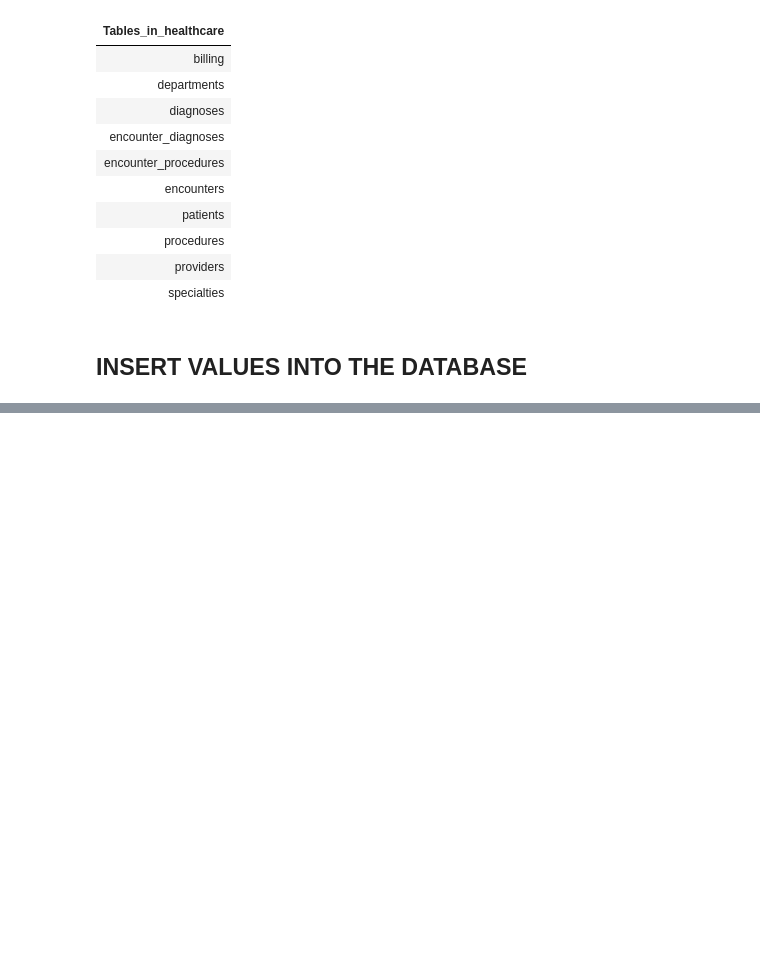
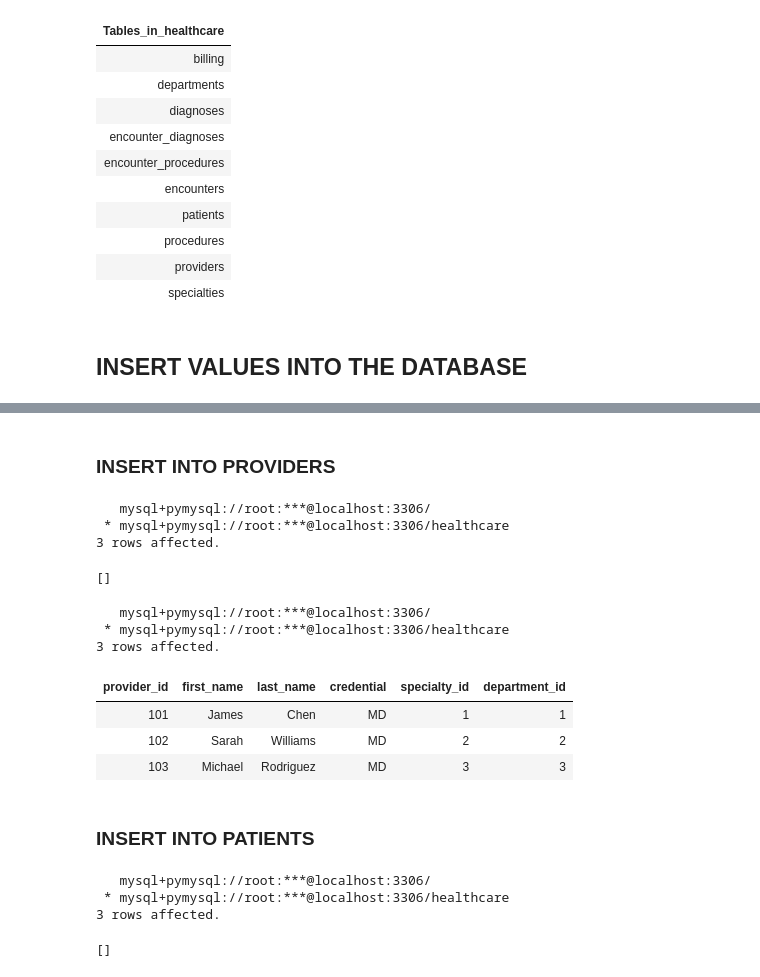
Before and after one commit to PercyAyimbilaNsolemna/Health_Analytics, a Jupyter notebook: Notebooks/healthcareAnalytics.ipynb, the cells around one changed output, grey strips where cells are left out. Cells and saved outputs as stored; diff of their text form; code cells hidden in the pictures; blank space fills up the shorter version.

```diff
--- a/Notebooks/healthcareAnalytics.ipynb
+++ b/Notebooks/healthcareAnalytics.ipynb
@@ -231,0 +286,40 @@ billingTableContent = read_sql_file(project_root / "DDL" / "Create_Tables" / "bi
+# %% [markdown]
+### **INSERT INTO PROVIDERS**
+# %%
+#Reads the sql script
+providersContent = read_sql_file(project_root / "DML" / "Insert_Data" / "insertIntoProviders.sql")
+
+#Creates the orders table
+%sql $providersContent;
+# %% [output]
+   mysql+pymysql://root:***@localhost:3306/
+ * mysql+pymysql://root:***@localhost:3306/healthcare
+3 rows affected.
+[]
+# %%
+%%sql
+
+#Reads all the data in the providers table
+
+SELECT * FROM `providers`;
+# %% [output]
+   mysql+pymysql://root:***@localhost:3306/
+ * mysql+pymysql://root:***@localhost:3306/healthcare
+3 rows affected.
+| provider_id | first_name | last_name | credential | specialty_id | department_id |
+| 101 | James | Chen | MD | 1 | 1 |
+| 102 | Sarah | Williams | MD | 2 | 2 |
+| 103 | Michael | Rodriguez | MD | 3 | 3 |
+# %% [markdown]
+### **INSERT INTO PATIENTS**
+# %%
+#Reads the sql script
+patientsContent = read_sql_file(project_root / "DML" / "Insert_Data" / "insertIntoPatients.sql")
+
+#Creates the orders table
+%sql $patientsContent;
+# %% [output]
+   mysql+pymysql://root:***@localhost:3306/
+ * mysql+pymysql://root:***@localhost:3306/healthcare
+3 rows affected.
+[]
```
Also changed, not shown: parts of 25 cells of this notebook.
